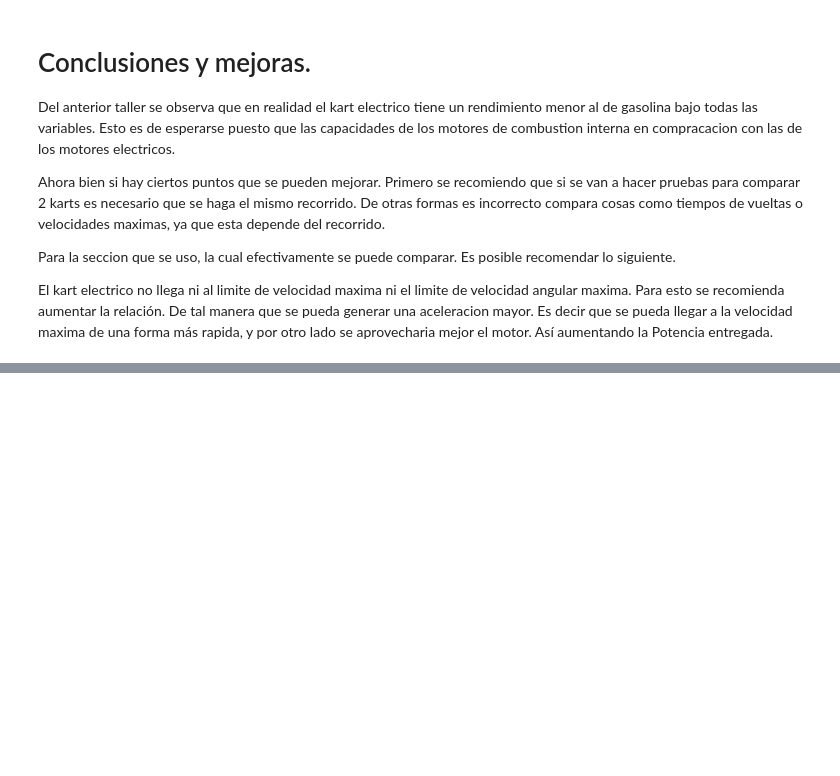
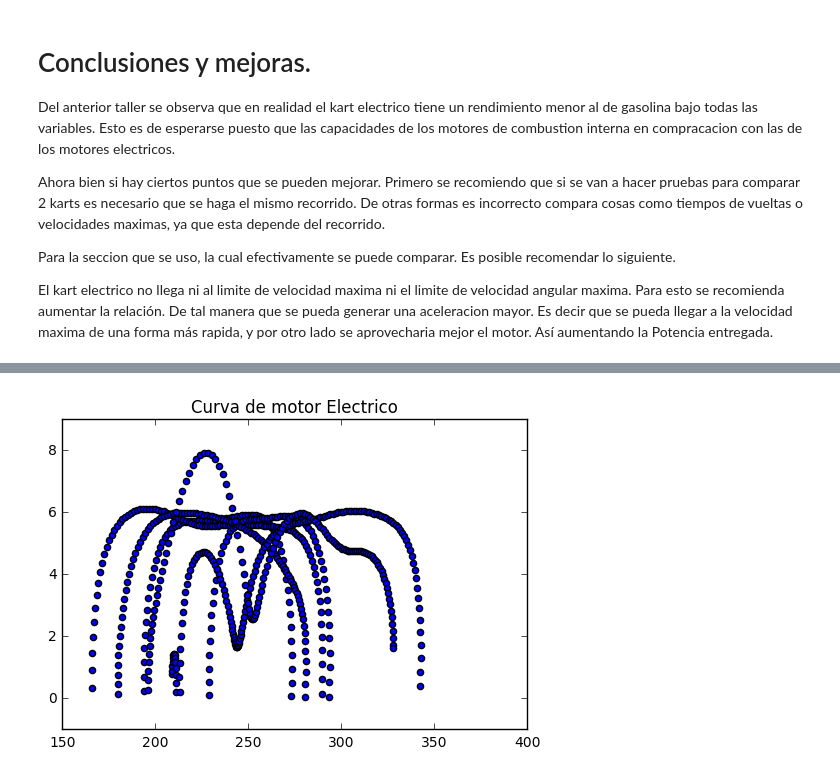
Before and after one commit to jrod781/Herramientas-Computacionales-IMEC3602, a Jupyter notebook: 04_taller03/taller3.ipynb, the cells around one changed output, grey strips where cells are left out. Drawn from its saved outputs; the diff is of its cells as text; code cells hidden in the pictures; blank space fills up the shorter version.

```diff
--- a/04_taller03/taller3.ipynb
+++ b/04_taller03/taller3.ipynb
@@ -506,0 +518,9 @@ El kart electrico no llega ni al limite de velocidad maxima ni el limite de velo
+# %%
+bE=TmotorE>0
+TE=TmotorE[bE]
+omE=omegaE[bE]
+plt.scatter(omE,TE)
+plt.title('Curva de motor Electrico')
+plt.show()
+# %% [output]
+[figure, added]
```
Also changed, not shown: parts of 2 cells of this notebook.
